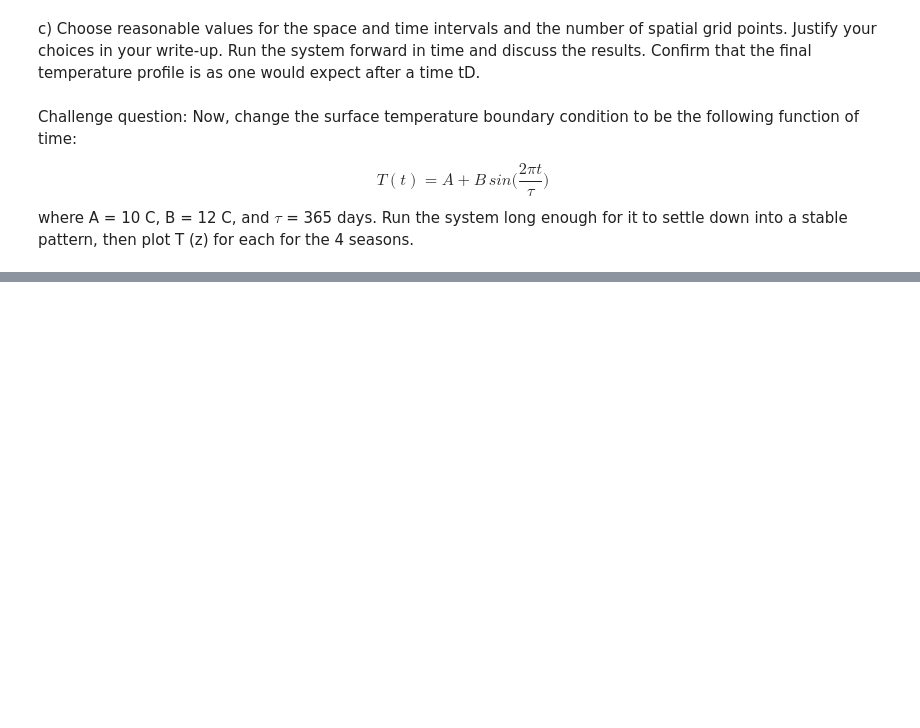
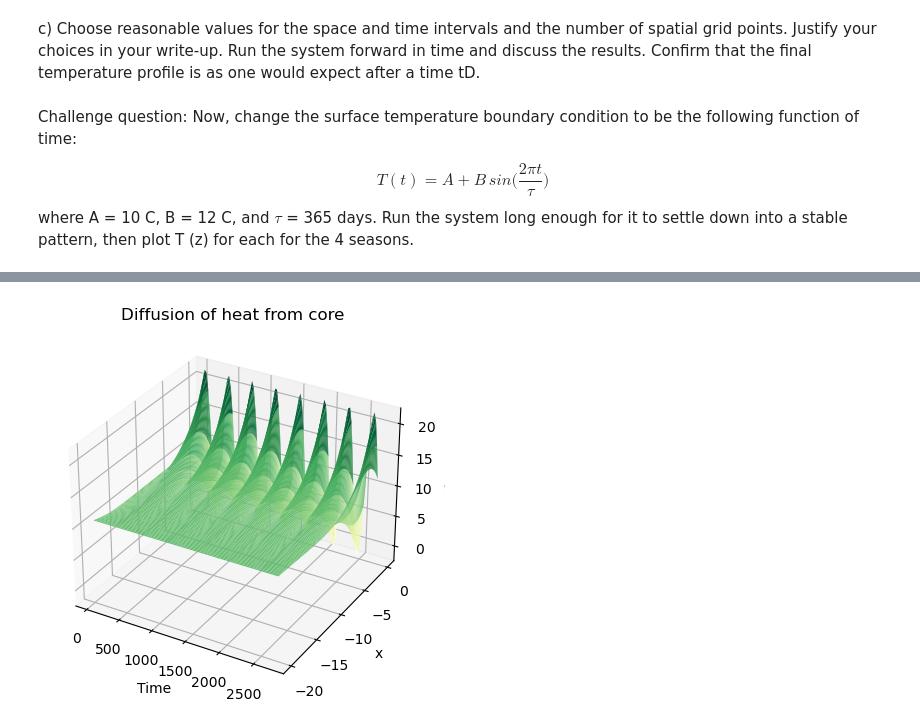
Before and after one commit to LordofDorknes/ProfHurst_PHYS240_Sp23, a Jupyter notebook: Newby/inclass/Newby_Robin_W9_Inclass_PDEs.ipynb, the cells around one changed output, grey strips where cells are left out. Drawn from its saved outputs; the diff is of its cells as text; code cells hidden in the pictures; blank space fills up the shorter version.

```diff
--- a/Newby/inclass/Newby_Robin_W9_Inclass_PDEs.ipynb
+++ b/Newby/inclass/Newby_Robin_W9_Inclass_PDEs.ipynb
@@ -106,3 +214,93 @@ Challenge question: Now, change the surface temperature boundary condition to be
 $$T(t) = A + B\,sin \bigl( \frac{2\pi t}{\tau} \bigr) $$
 where A = 10 C, B = 12 C, and $\tau$ = 365 days.
 Run the system long enough for it to settle down into a stable pattern, then plot T (z) for each for the 4 seasons.
+# %%
+# dftcs - Program to solve the diffusion equation using Forward Time Centered Space (FTCS) scheme
+
+# Set up configuration options and special features
+from mpl_toolkits.mplot3d import Axes3D
+import numpy as np
+import matplotlib.pyplot as plt
+from matplotlib import cm
+
+
+
+# Initialize parameters (time step, grid spacing, etc.)
+tau = 0.05
+N = 200
+L = 20.0  # The system extends from x = -L to 0
+h = L/(N-1)  # Grid size dx
+kappa = 0.1  # Diffusion coefficient
+coeff = kappa*tau/h**2
+t_natural = h**2/(2*kappa)
+
+print('Natural time scale of a single step: {0:.2e}'.format(h**2/(2*kappa)))
+
+if coeff < 0.5:
+    print('Solution is expected to be stable.')
+else:
+    print('Warning! Solution is expected to be unstable. Consider smaller dt or larger dx.')
+
+
+# Set initial and boundary conditions.
+tt = 10*np.ones(N)  # Initialize temperature to be 10 at all points.
+tt[0]=11  # Set initial condition: 11 degrees at depths, 10 degrees at surface
+tt[N-1] = 10
+
+
+# Set up loop and plot variables.
+xplot = np.arange(N)*h - L  # Record the x scale for plots
+iplot = 0  # Counter used to count plots
+nstep = int(np.ceil((t_D+365*2)/tau))  # Maximum number of iterations
+nplots = 100  # Number of snapshots (plots) to take
+plot_step = nstep/nplots  # Number of time steps between plots
+
+# Loop over the desired number of time steps.
+ttplot = np.empty((N, nplots))
+tplot = np.empty(nplots)
+
+## MAIN LOOP ##
+for istep in range(nstep):
+    tt[N-1]=10+12*np.sin(2*np.pi*tau*(istep+1)/365)
+    # Compute new temperature using FTCS scheme. All points in space are updated at once.
+    # Note that the endpoints (boundary) is not updated.
+    tt[1:N-1] = tt[1:N-1] + coeff*(tt[2:N] + tt[0:N-2] - 2*tt[1:N-1])
+
+    # Periodically record temperature for plotting.
+    if (istep + 1) % plot_step < 1:  # record data for plot every plot_step number of steps. Don't record first step.
+        ttplot[:, iplot] = np.copy(tt)  # record a copy of tt(i) for plotting
+        tplot[iplot] = (istep+1)*tau  # record time for plots
+        iplot += 1
+
+# Plot temperature versus x and t as a wire-mesh plot
+fig = plt.figure()
+ax = fig.add_subplot(projection='3d')
+Tp, Xp = np.meshgrid(tplot, xplot)
+ax.plot_surface(Tp, Xp, ttplot, rstride=2, cstride=2, cmap='YlGn')
+ax.set_xlabel('Time')
+ax.set_ylabel('x')
+ax.set_zlabel(r'T(x,t)')
+ax.set_title('Diffusion of heat from core')
+
+# Plot temperature versus x and t as a contour plot
+fig2, ax2 = plt.subplots()
+levels = np.linspace(-2, 22.0, num=24)
+ct = ax2.contour(tplot, xplot, ttplot, levels)
+ax2.clabel(ct, fmt='%1.2f')
+ax2.set_xlabel('Time')
+ax2.set_ylabel('x')
+ax2.set_title('Temperature contour plot')
+
+# Plot 1D slices of the temperature distribution vs. space at short and long times
+fig3, ax3 =plt.subplots()
+ax3.set_title(r'Bar temperature profile at $\Delta t = {0:.2e}t_a$'.format(tau/t_natural))
+ax3.plot(xplot, ttplot[:, 1], label='{0:.2e}'.format(tplot[1]))
+ax3.plot(xplot, ttplot[:, 10], label='{0:.2e}'.format(tplot[10]))
+ax3.plot(xplot, ttplot[:, 25], label='{0:.2e}'.format(tplot[25]))
+ax3.plot(xplot, ttplot[:, -1], label='{0:.2e}'.format(tplot[-1]))
+ax3.legend(title=r'$t$')
+ax3.set_xlabel(r'$x$')
+ax3.set_ylabel(r'$T(x, t)$')
+
+plt.show()
+# %% [output]
@@ -108,0 +309 @@ Run the system long enough for it to settle down into a stable pattern, then plo
+[figure, added]
```
Also changed, not shown: parts of 4 cells of this notebook.
